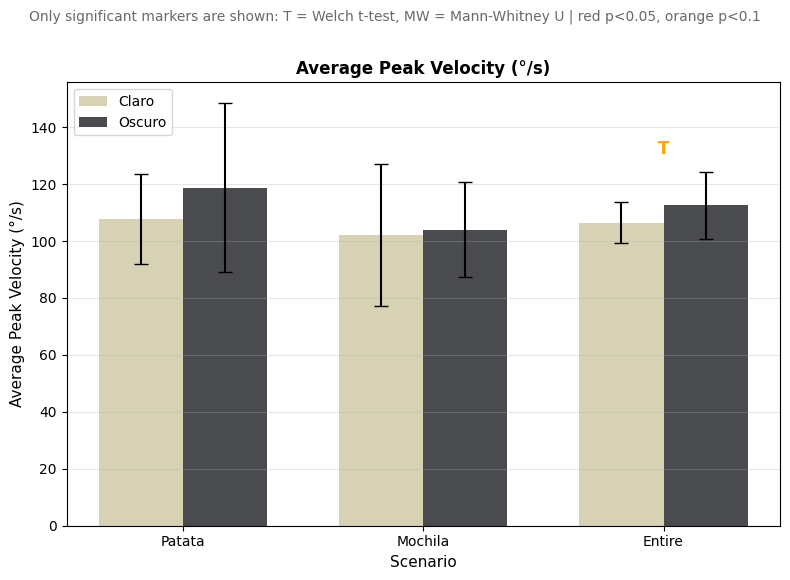
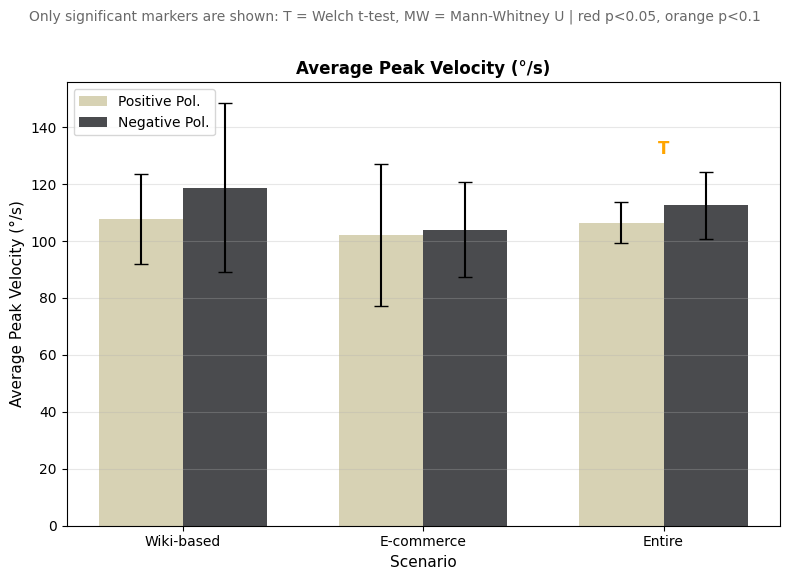
The change to this notebook cell's code, shown as a diff; its figure went from the first image to the second:
--- before
+++ after
@@ -1,2 +1,11 @@
+
+
+metric_keys = [
+    'Average_peak_velocity_of_saccades',
+    'Average_amplitude_of_saccades',
+    'Number_of_saccades',
+    'Amplitude_of_first_saccade',
+]
+
 metric_labels = [
     'Average Peak Velocity (°/s)',
@@ -5,14 +14,14 @@
     'Amplitude of First Saccade (°)',
 ]
-toi_labels = ['Patata', 'Mochila', 'Entire']
+toi_labels = ['Wiki-based', 'E-commerce', 'Entire']
 
 scenario_results = {
-    'Patata': {'T': patata_tstudent, 'MW': patata_mann_whitney},
-    'Mochila': {'T': mochila_tstudent, 'MW': mochila_mann_whitney},
+    'Wiki-based': {'T': patata_tstudent, 'MW': patata_mann_whitney},
+    'E-commerce': {'T': mochila_tstudent, 'MW': mochila_mann_whitney},
     'Entire': {'T': entire_tstudent, 'MW': entire_mann_whitney},
 }
 
 
-for idx, metric in enumerate(metrics):
+for idx, metric in enumerate(metric_keys):
     fig, ax = plt.subplots(figsize=(8, 6))
 
@@ -46,5 +55,5 @@
         width,
         yerr=claro_stds,
-        label='Claro',
+        label='Positive Pol.',
         color='#CEC7A2',
         alpha=0.8,
@@ -56,5 +65,5 @@
         width,
         yerr=oscuro_stds,
-        label='Oscuro',
+        label='Negative Pol.',
         color='#1D1E22',
         alpha=0.8,
@@ -106,3 +115,8 @@
     )
     plt.tight_layout(rect=[0, 0, 1, 0.90])
+
+
+    fig.savefig(f'output/figures/{metric}.png', dpi=300, bbox_inches='tight')
+
+
     plt.show()

Commit: Plot tweaks